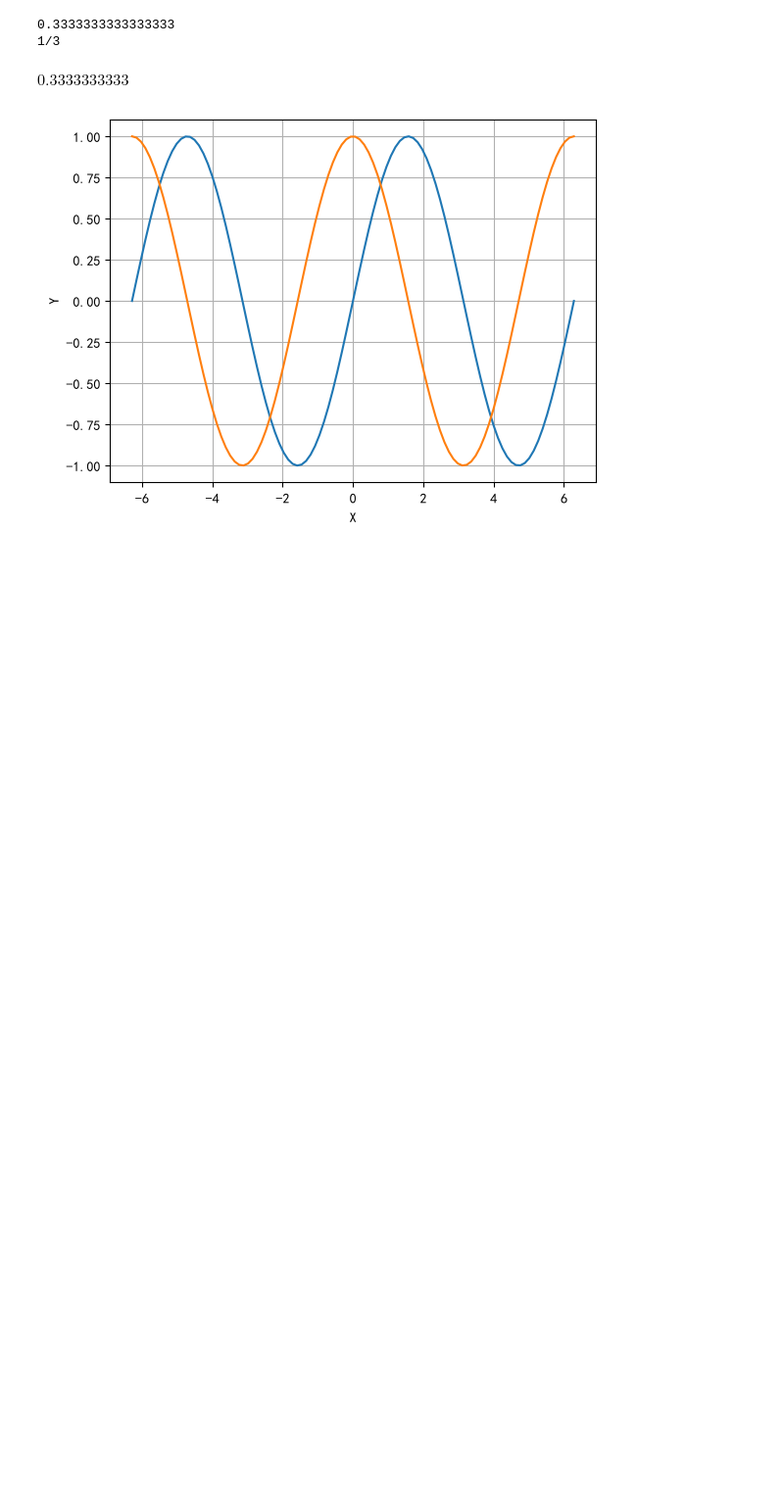
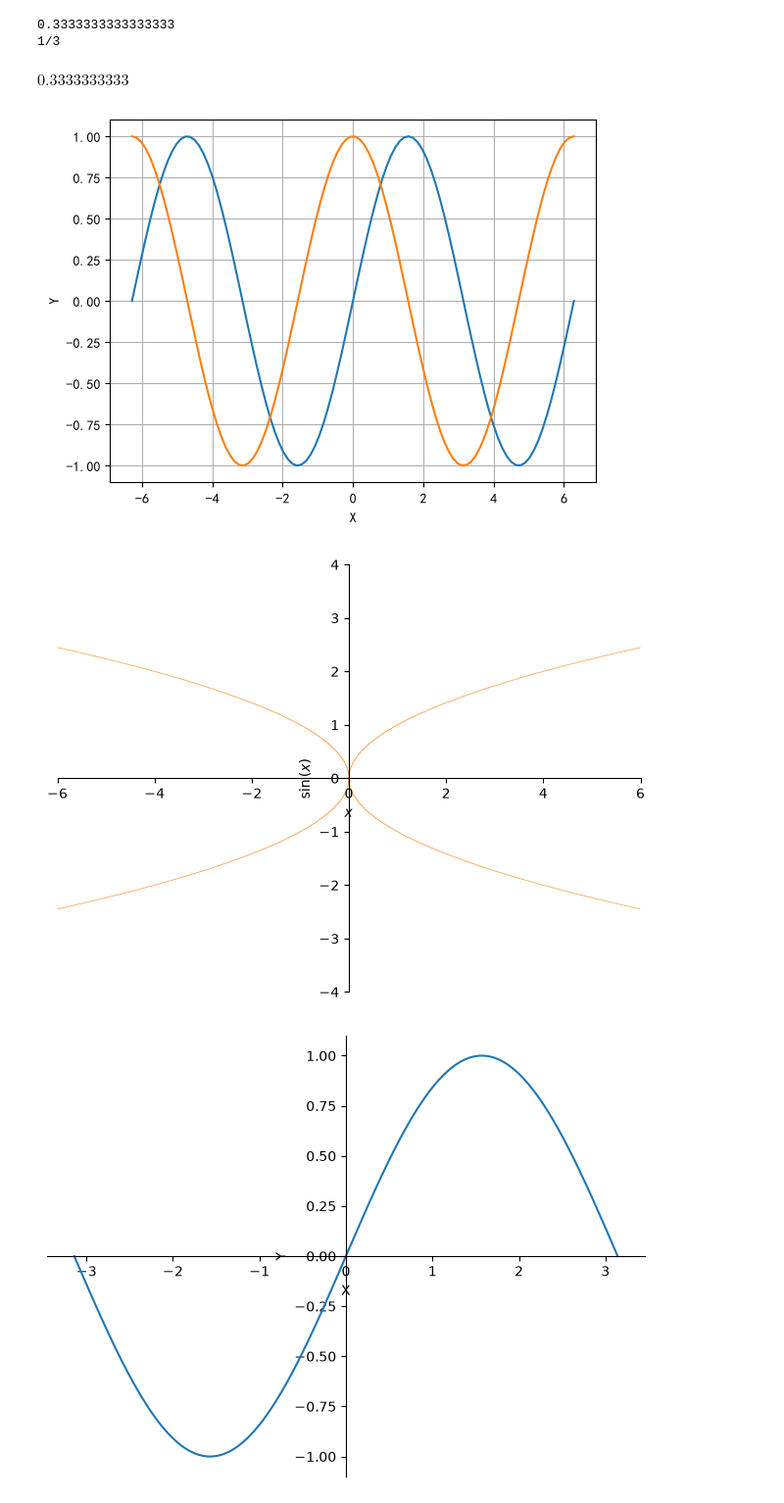
Before and after one commit to weiye-start/wys-project, a Jupyter notebook: practice.ipynb, the cells around one changed output. Shown at 98% size. Saved outputs shown, nothing was run; the diff lists cells and outputs as text; code cells hidden in the pictures; blank space fills up the shorter version.

```diff
--- a/practice.ipynb
+++ b/practice.ipynb
@@ -122,3 +122,13 @@ fig.savefig(out_path, dpi=300)
 plt.close(fig)
 # %% [output]
 [figure]
+# %%
+from sympy import pi
+from sympy import symbols,Eq
+from sympy.plotting import plot,plot_implicit
+x = symbols('x')
+y = sympy.sin(x)
+p =(plot_implicit(Eq(x**2-y**4,0),(x,-6,6),(y,-4,4),line_color='C1'),plot(y,(x,-pi,pi),xlabel='X',ylabel='Y',line_color='C0'))
+# %% [output]
+[figure, added]
+[figure, added]
```
Also changed, not shown: parts of 6 cells of this notebook, 4 other files.
